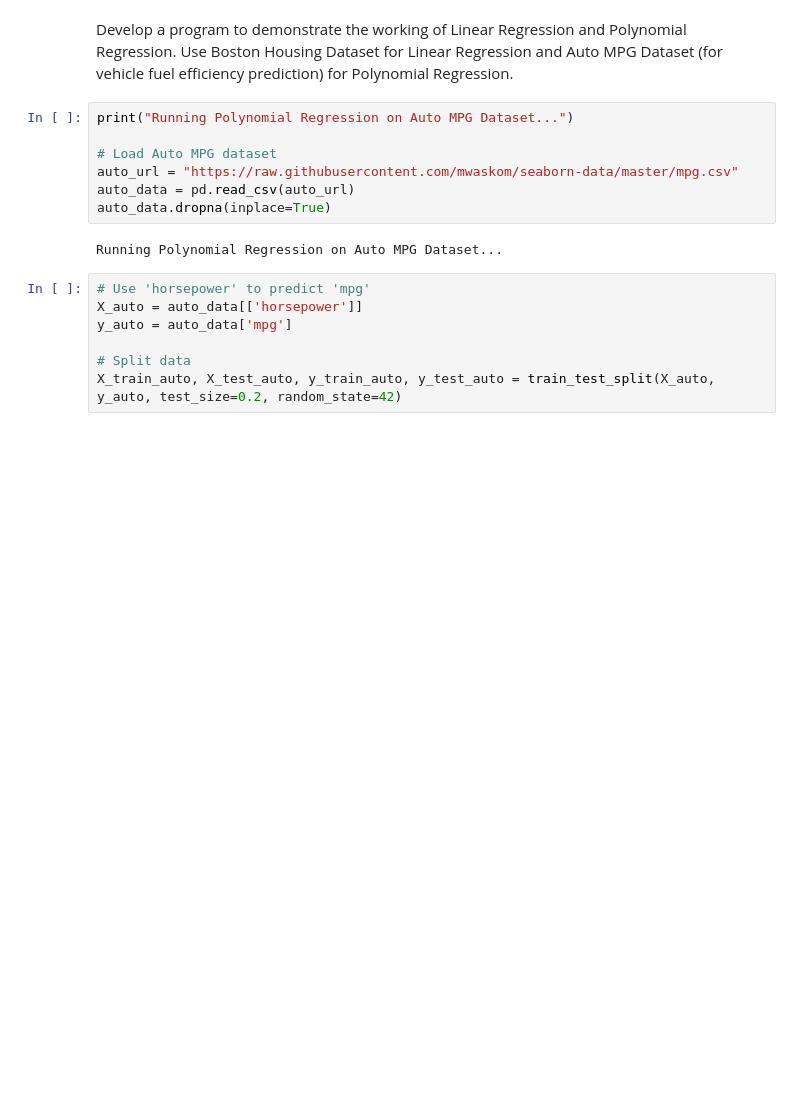
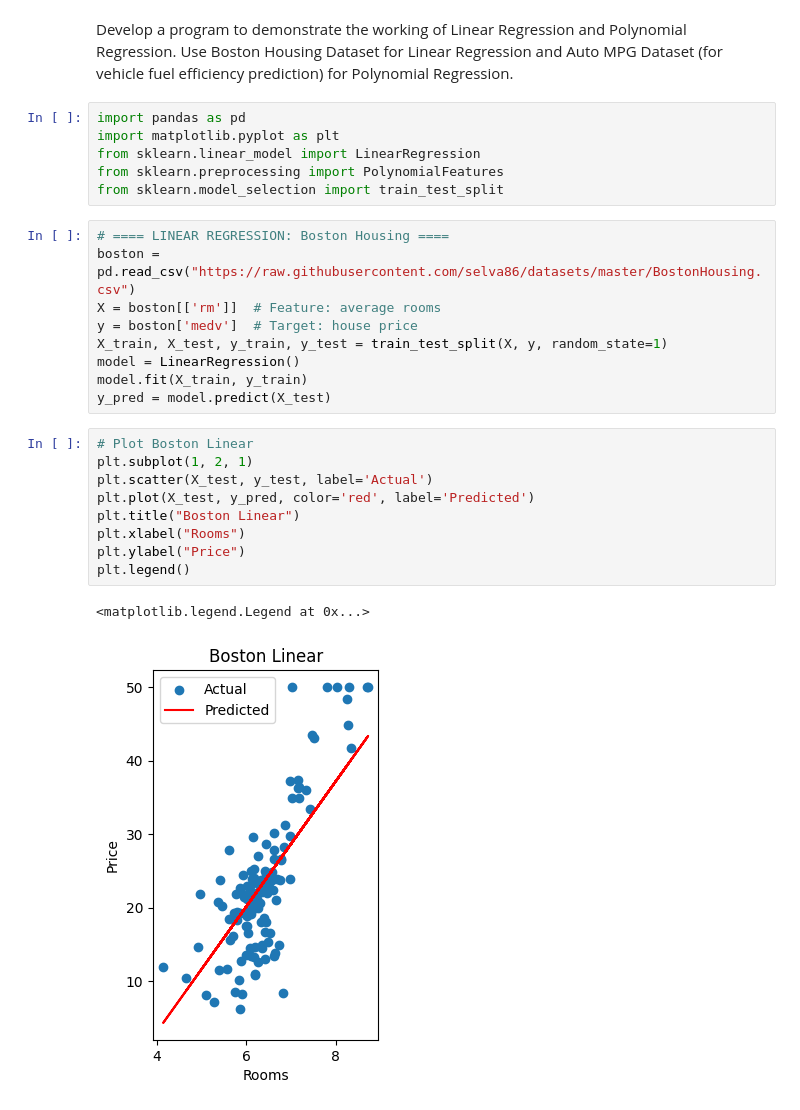
Before and after one commit to Bhaanavee/california_housing, a Jupyter notebook: MLprog7.ipynb, the cells around one changed output. Saved outputs shown, nothing was run; the diff lists cells and outputs as text; blank space fills up the shorter version.

```diff
--- a/MLprog7.ipynb
+++ b/MLprog7.ipynb
@@ -4,19 +4,30 @@ Regression and Polynomial Regression. Use
 Boston Housing Dataset for Linear Regression and Auto MPG
 Dataset (for vehicle fuel efficiency prediction)
 for Polynomial Regression.
-# %%
-print("Running Polynomial Regression on Auto MPG Dataset...")
-
-# Load Auto MPG dataset
-auto_url = "https://raw.githubusercontent.com/mwaskom/seaborn-data/master/mpg.csv"
-auto_data = pd.read_csv(auto_url)
-auto_data.dropna(inplace=True)
-# %% [output]
-Running Polynomial Regression on Auto MPG Dataset...
-# %%
-# Use 'horsepower' to predict 'mpg'
-X_auto = auto_data[['horsepower']]
-y_auto = auto_data['mpg']
-
-# Split data
-X_train_auto, X_test_auto, y_train_auto, y_test_auto = train_test_split(X_auto, y_auto, test_size=0.2, random_state=42)
+# %%
+import pandas as pd
+import matplotlib.pyplot as plt
+from sklearn.linear_model import LinearRegression
+from sklearn.preprocessing import PolynomialFeatures
+from sklearn.model_selection import train_test_split
+# %%
+# ==== LINEAR REGRESSION: Boston Housing ====
+boston = pd.read_csv("https://raw.githubusercontent.com/selva86/datasets/master/BostonHousing.csv")
+X = boston[['rm']]  # Feature: average rooms
+y = boston['medv']  # Target: house price
+X_train, X_test, y_train, y_test = train_test_split(X, y, random_state=1)
+model = LinearRegression()
+model.fit(X_train, y_train)
+y_pred = model.predict(X_test)
+# %%
+# Plot Boston Linear
+plt.subplot(1, 2, 1)
+plt.scatter(X_test, y_test, label='Actual')
+plt.plot(X_test, y_pred, color='red', label='Predicted')
+plt.title("Boston Linear")
+plt.xlabel("Rooms")
+plt.ylabel("Price")
+plt.legend()
+# %% [output]
+<matplotlib.legend.Legend at 0x...>
+[figure, added]
```
Also changed, not shown: parts of 3 cells of this notebook.
